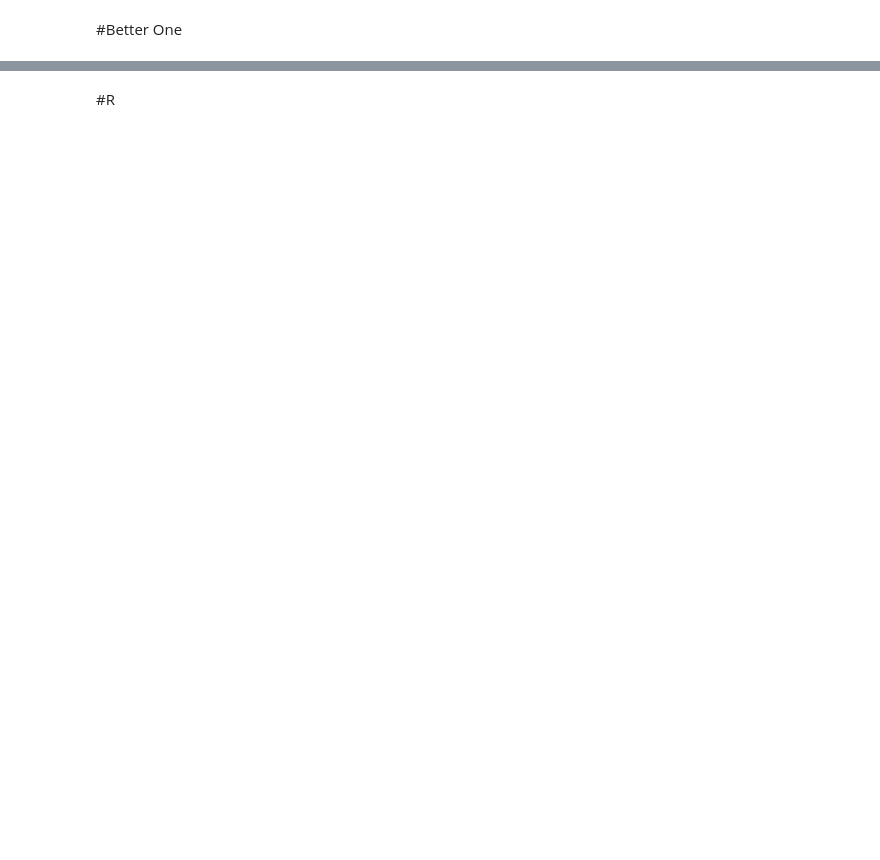
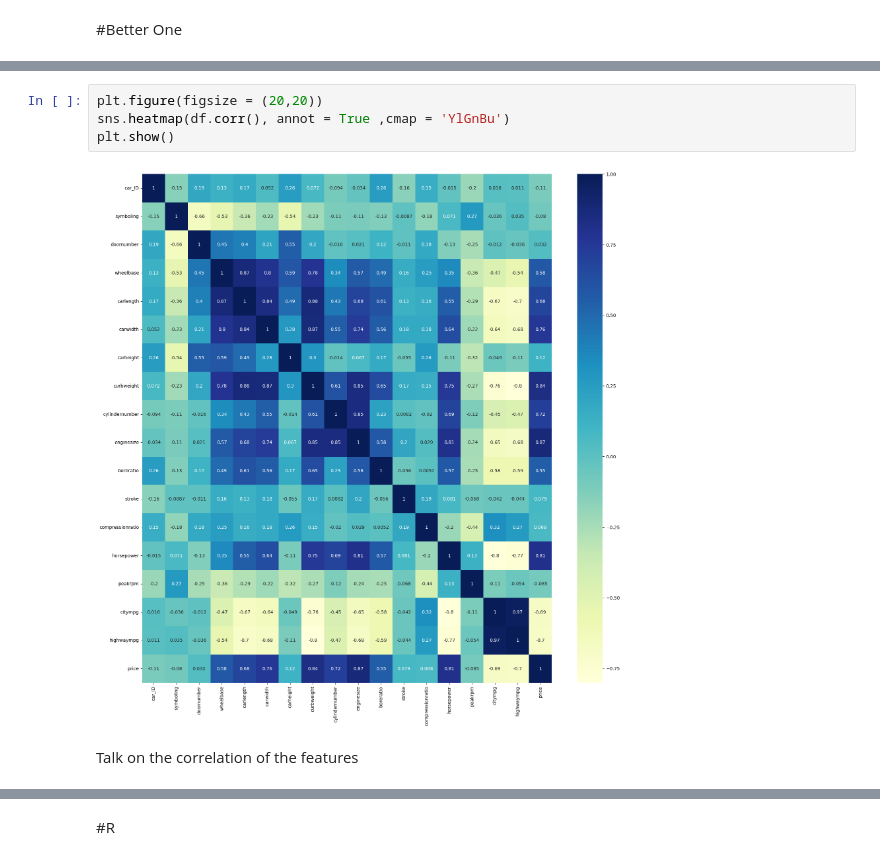
Before and after one commit to RashmitVartak/DAV, a Jupyter notebook: DAV_Exp3_63.ipynb, the cells around one changed output, grey strips where cells are left out. Drawn from its saved outputs; the diff is of its cells as text; blank space fills up the shorter version.

```diff
--- a/DAV_Exp3_63.ipynb
+++ b/DAV_Exp3_63.ipynb
@@ -202,0 +420,8 @@ Coefficients: [2164.65969115  -95.08384765]
+# %%
+plt.figure(figsize = (20,20))
+sns.heatmap(df.corr(), annot = True ,cmap = 'YlGnBu')
+plt.show()
+# %% [output]
+[figure, added]
+# %% [markdown]
+Talk on the correlation of the features
```
Also changed, not shown: parts of 73 cells of this notebook.
